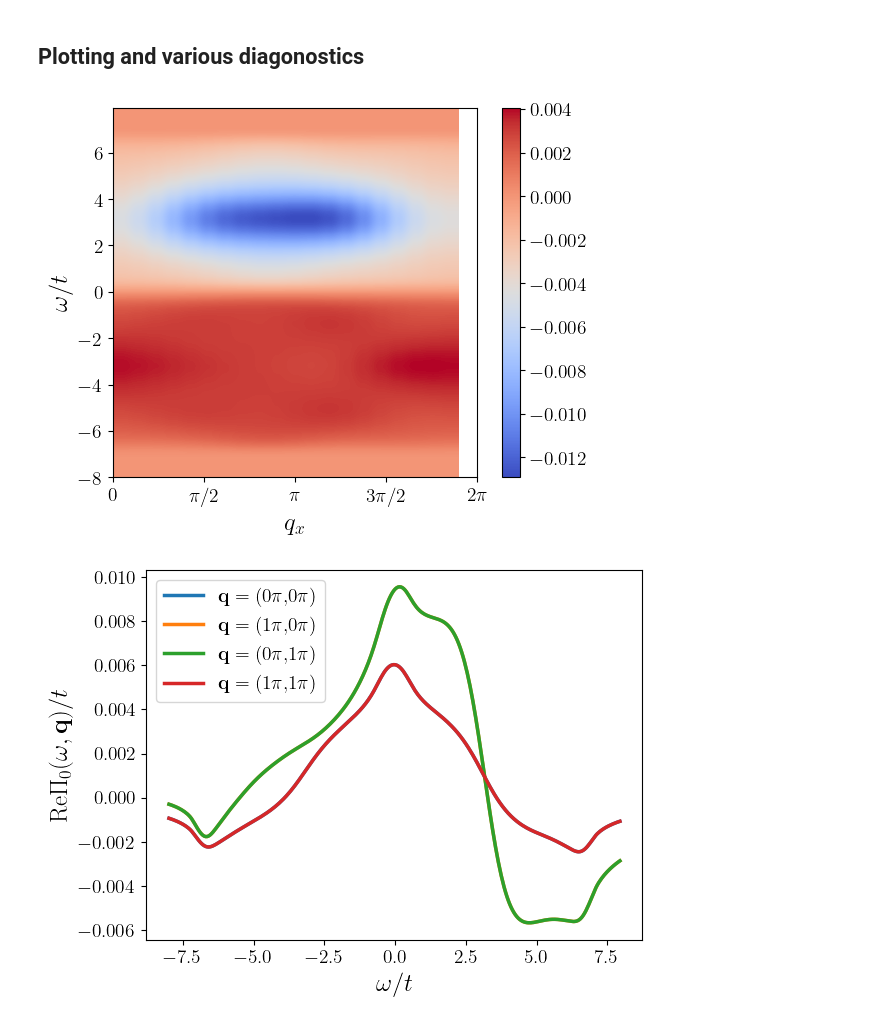
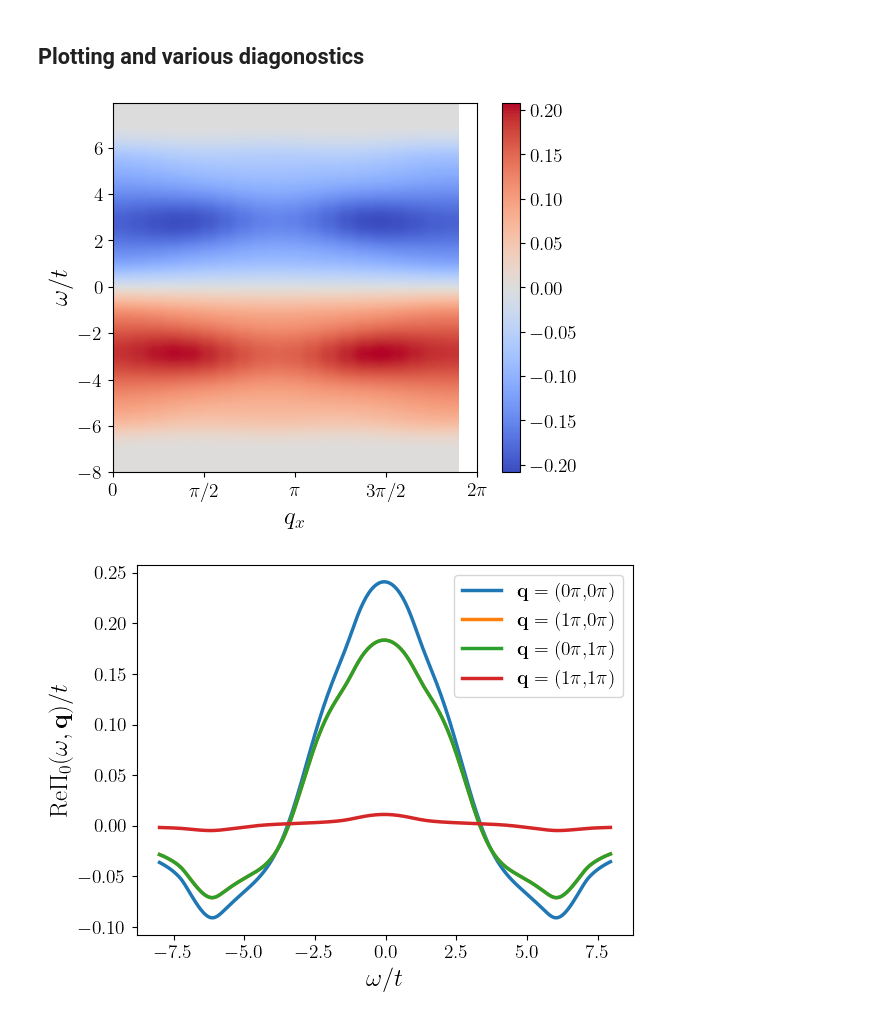
Before and after one commit to j-curtis/holes_and_magnons, a Jupyter notebook: Magnon_RPA_plots.ipynb, the cells around one changed output. Drawn from its saved outputs; the diff is of its cells as text; code cells hidden in the pictures.

```diff
--- a/Magnon_RPA_plots.ipynb
+++ b/Magnon_RPA_plots.ipynb
@@ -129,7 +129,7 @@ if True:
 T = 0.11*rpa.t
 U = 7.5*rpa.t
 J = 4.*rpa.t**2/U
-mu = -3*rpa.t ### Chemical potential
+mu = -2.4*rpa.t ### Chemical potential
 
 figDirectory = "../figures/"
 dataDirectory = "../data/"
@@ -152,22 +152,19 @@ Hole doping: 4.5%
 ## Computing using hole spectral functions from Ivan's SCBA
 # %%
 ### Calculate RPA spectra from hole spectra
-ImPi0,ImPi1 = rpa.calc_ImPi(kxs,kys,ws,A,mu,T)
-Pi0 = rpa.Kramers_Kronig(ws,ImPi0)
-Pi1 = rpa.Kramers_Kronig(ws,ImPi1)
+ImPi = rpa.calc_ImPi(kxs,kys,ws,A,mu,T)
+Pi = rpa.Kramers_Kronig(ws,ImPi)
 # %%
 ### Magnon propagators
-magnon_kernel = rpa.RPA_kernel(kxs,kys,ws,Pi0,Pi1,J)
+magnon_kernel = rpa.RPA_kernel(kxs,kys,ws,Pi,J)
 magnon_propagator = np.zeros_like(magnon_kernel)
-response_functions = np.zeros((4,Nkx,Nky,Nw),dtype=complex) ### This will be the four different Pauli tensor contractions in tau_[0,1,2,3] channel
+spectra = np.zeros((2,Nkx,Nky,Nw),dtype=complex)
 
 for i in range(len(kxs)):
     for j in range(len(kys)):
         for k in range(len(ws)):
             magnon_propagator[:,:,i,j,k] = np.linalg.inv(magnon_kernel[:,:,i,j,k])
-
-for i in range(4):
-    response_functions[i,:,:,:] = np.tensordot(rpa.tau_projected[i],magnon_propagator,axes=2)
+            spectra[:,i,j,k] = np.linalg.eig(magnon_propagator[:,:,i,j,k])[0]
 # %% [markdown]
 ## Plotting and various diagonostics
 # %%
@@ -178,36 +175,36 @@ label_strings = [ r'$\mathbf{q}=($'+"{qx:0.0f}".format(qx=kxs[i[0]]/np.pi) + r'$
 
 
 ### Frequency dependence of Pi for kx cut
-plt.imshow(np.transpose(ImPi0[:,0,:]),origin='lower',extent=[kxs[0],kxs[-1],ws[0],ws[-1]],aspect=0.4,cmap='coolwarm')
+plt.imshow(np.transpose(ImPi[:,0,:]),origin='lower',extent=[kxs[0],kxs[-1],ws[0],ws[-1]],aspect=0.4,cmap='coolwarm')
 plt.xlabel(r'$q_x$')
 plt.xticks([0,np.pi/2.,np.pi,3.*np.pi/2.,2.*np.pi],[r'0',r'$\pi/2$',r'$\pi$',r'$3\pi/2$',r'$2\pi$'])
 plt.ylabel(r'$\omega/t$')
 plt.colorbar()
 if saveFigs: plt.savefig(figDirectory+"/ImPi0_w_qx.pdf",bbox_inches='tight')
 plt.show()
 
 ### Frequency cuts of polarizations of magnons
 if True:
     for j in range(len(indices)):
         i = indices[j]
-        plt.plot(ws/rpa.t,np.real(Pi0[i[0],i[1],:])/rpa.t,label=label_strings[j])
+        plt.plot(ws/rpa.t,np.real(Pi[i[0],i[1],:])/rpa.t,label=label_strings[j])
 
     plt.xlabel(r'$\omega/t$')
     plt.ylabel(r'Re$\Pi_0(\omega,\mathbf{q})/t$')
     plt.legend()
     if saveFigs: plt.savefig(figDirectory+"/RePi0.pdf",bbox_inches='tight')
     plt.show()
 
 if True:
     for j in range(len(indices)):
         i = indices[j]
-        plt.plot(ws/rpa.t,np.imag(Pi0[i[0],i[1],:])/rpa.t,label=label_strings[j],color=clrs[j])
+        plt.plot(ws/rpa.t,np.imag(Pi[i[0],i[1],:])/rpa.t,label=label_strings[j],color=clrs[j])
 
     plt.xlabel(r'$\omega/t$')
     plt.ylabel(r'Im$\Pi_0(\omega,\mathbf{q})/t$')
     plt.legend()
     if saveFigs: plt.savefig(figDirectory+"/ImPi0.pdf",bbox_inches='tight')
     plt.show()
 # %% [output]
-[figure, old version]
+[figure, new version]
-[figure, old version]
+[figure, new version]
```
Also changed, not shown: parts of 4 cells of this notebook, 1 other file.
